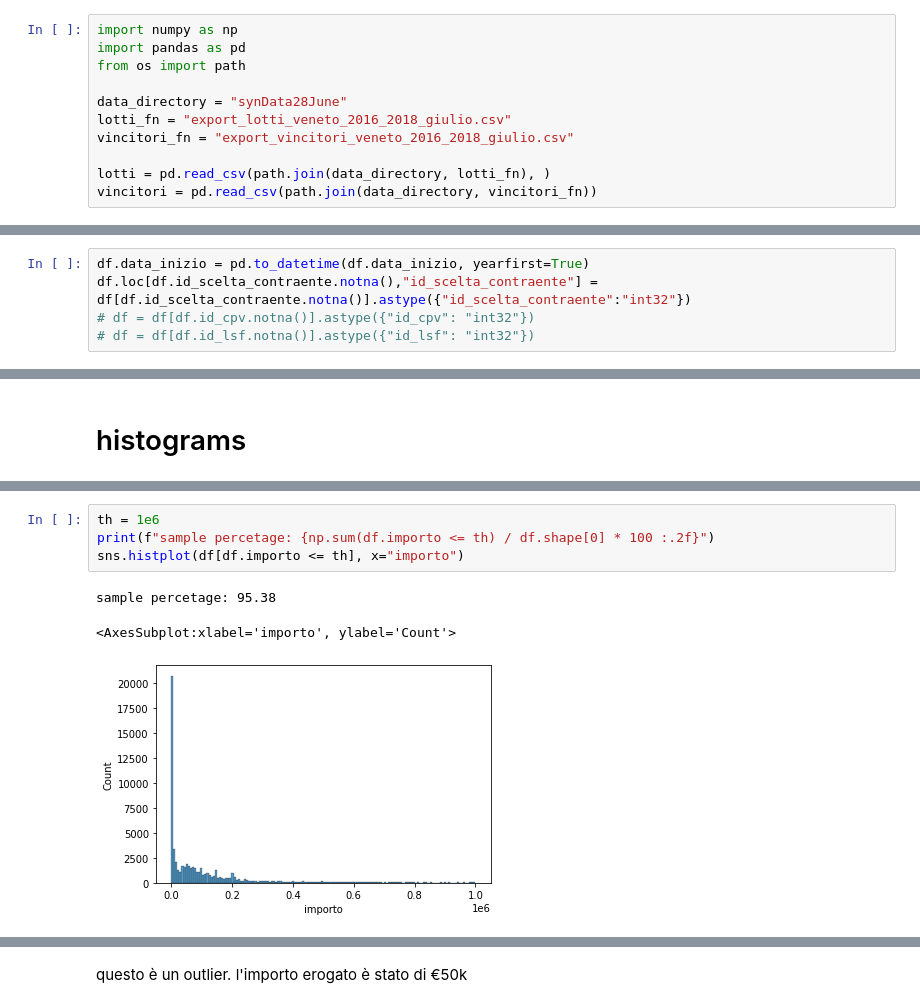
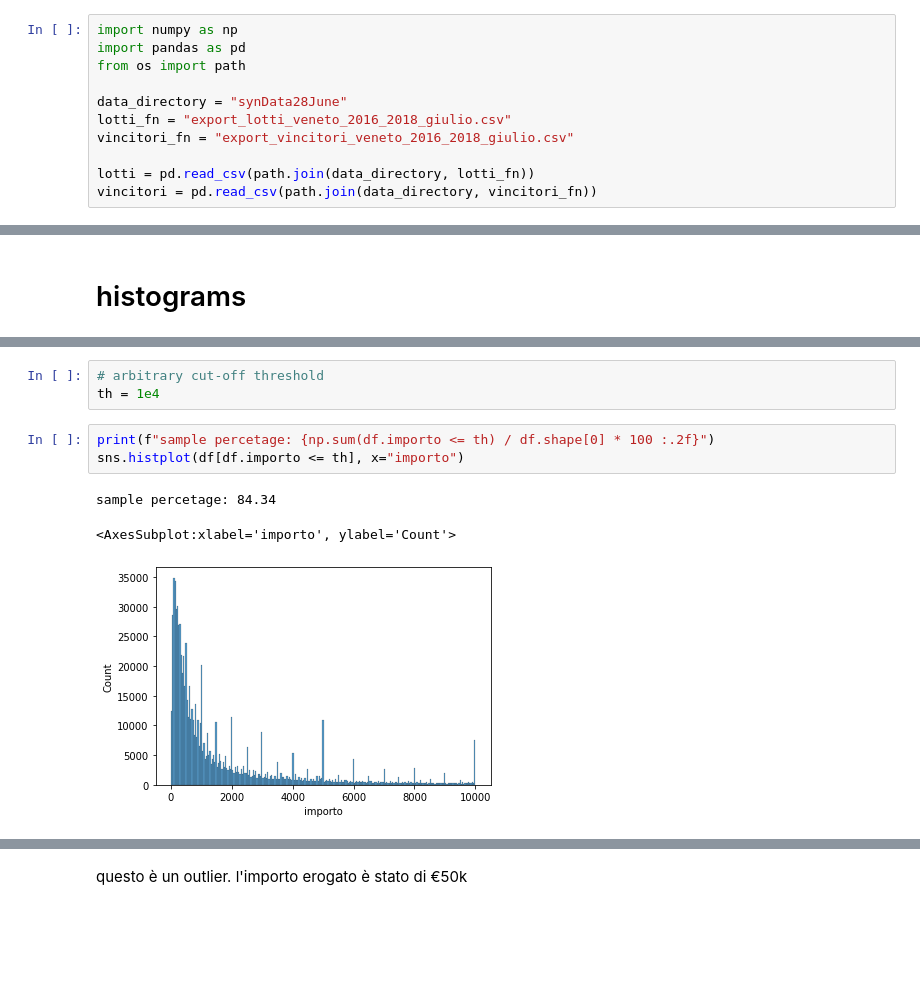
Before and after one commit to Yourne/synapthesis, a Jupyter notebook: explore.ipynb, the cells around one changed output, grey strips where cells are left out. Drawn from its saved outputs; the diff is of its cells as text; blank space fills up the shorter version.

```diff
--- a/explore.ipynb
+++ b/explore.ipynb
@@ -33,7 +33,7 @@ data_directory = "synData28June"
 lotti_fn = "export_lotti_veneto_2016_2018_giulio.csv"
 vincitori_fn = "export_vincitori_veneto_2016_2018_giulio.csv"
 
-lotti = pd.read_csv(path.join(data_directory, lotti_fn), )
+lotti = pd.read_csv(path.join(data_directory, lotti_fn))
 vincitori = pd.read_csv(path.join(data_directory, vincitori_fn))
 # %% [markdown]
 ## lotti attributi
@@ -211,8 +229,3 @@ df = lotti.merge(vincitori,how="left", on="id_lotto")
 df.shape
 # %% [output]
 (966536, 18)
-# %%
-df.data_inizio = pd.to_datetime(df.data_inizio, yearfirst=True)
-df.loc[df.id_scelta_contraente.notna(),"id_scelta_contraente"] = df[df.id_scelta_contraente.notna()].astype({"id_scelta_contraente":"int32"})
-# df = df[df.id_cpv.notna()].astype({"id_cpv": "int32"})
-# df = df[df.id_lsf.notna()].astype({"id_lsf": "int32"})
@@ -314,11 +335,13 @@ sns.histplot(subdf[subdf.importo < 1e5], x="importo")
+# %%
+# arbitrary cut-off threshold
+th = 1e4
 # %%
-th = 1e6
 print(f"sample percetage: {np.sum(df.importo <= th) / df.shape[0] * 100 :.2f}")
 sns.histplot(df[df.importo <= th], x="importo")
 # %% [output]
-sample percetage: 95.38
+sample percetage: 84.34
 <AxesSubplot:xlabel='importo', ylabel='Count'>
-[figure, old version]
+[figure, new version]
 # %%
 print(f"sample percetage: {np.sum((df.importo > th) & (df.importo < 1e8)) / df.shape[0] * 100 :.2f}")
 sns.histplot(df[(df.importo > th) & (df.importo < 1e8)], x="importo", bins=50)
```
Also changed, not shown: parts of 34 cells of this notebook, 1 other file.
